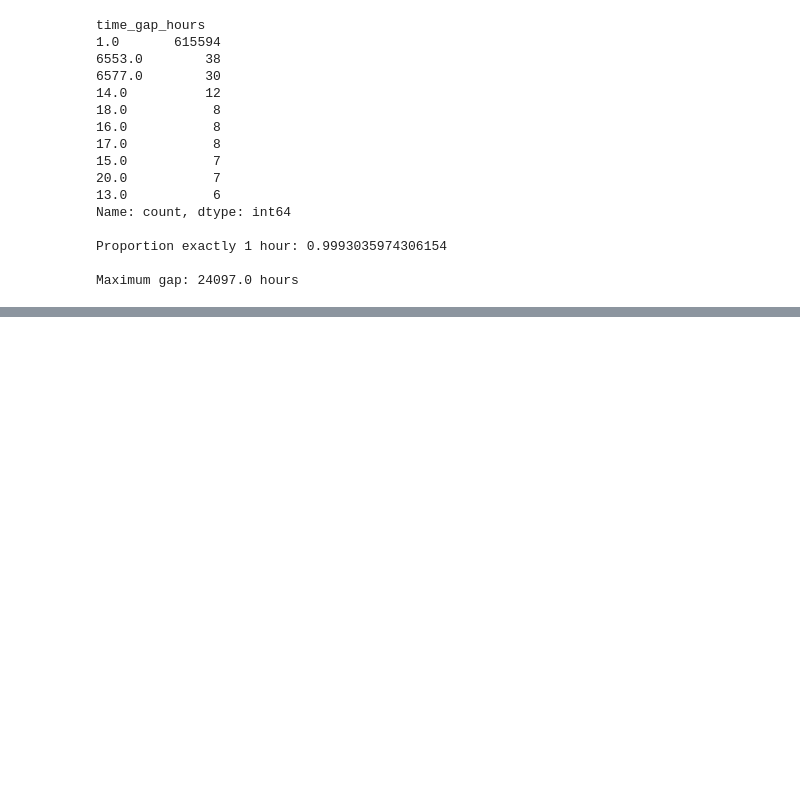
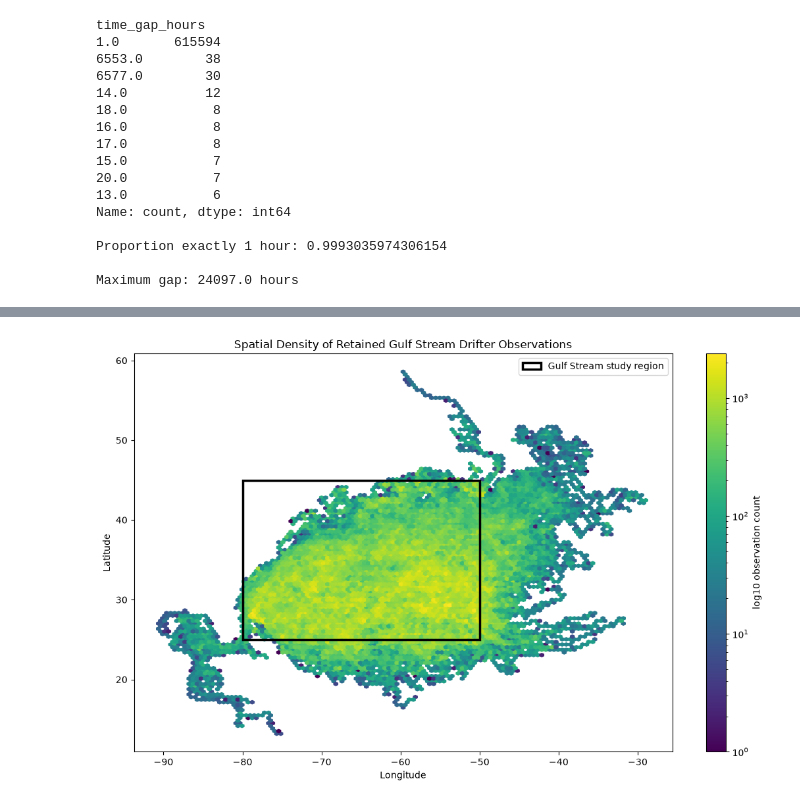
Before and after one commit to ndy-t/Data3001-group-project, a Jupyter notebook: notebook/02_data_selection.ipynb, the cells around one changed output, grey strips where cells are left out. Drawn from its saved outputs; the diff is of its cells as text; code cells hidden in the pictures; blank space fills up the shorter version.

Commit message:
Update Gulf Stream datasets with SST and document data selection

```diff
--- a/notebook/02_data_selection.ipynb
+++ b/notebook/02_data_selection.ipynb
@@ -388,0 +472,50 @@ Maximum gap: 24097.0 hours
+# %%
+# Combine all four study datasets
+all_obs = []
+
+for name in periods:
+    temp = pd.read_parquet(
+        f"../data/processed/gulf_stream_q3_{name}.parquet",
+        columns=["lon", "lat", "in_region"]
+    )
+    all_obs.append(temp)
+
+all_obs = pd.concat(all_obs, ignore_index=True)
+
+fig, ax = plt.subplots(figsize=(11, 7))
+
+# Density of all retained observations
+hb = ax.hexbin(
+    all_obs["lon"],
+    all_obs["lat"],
+    gridsize=120,
+    mincnt=1,
+    bins="log"
+)
+
+# Gulf Stream region
+region_box = Rectangle(
+    (-80, 25),
+    30,
+    20,
+    fill=False,
+    linewidth=2.5,
+    label="Gulf Stream study region"
+)
+
+ax.add_patch(region_box)
+
+cbar = plt.colorbar(hb, ax=ax)
+cbar.set_label("log10 observation count")
+
+ax.set_xlabel("Longitude")
+ax.set_ylabel("Latitude")
+ax.set_title(
+    "Spatial Density of Retained Gulf Stream Drifter Observations"
+)
+
+ax.legend()
+plt.tight_layout()
+plt.show()
+# %% [output]
+[figure, added]
```
Also changed, not shown: parts of 6 cells of this notebook, 7 other files.
